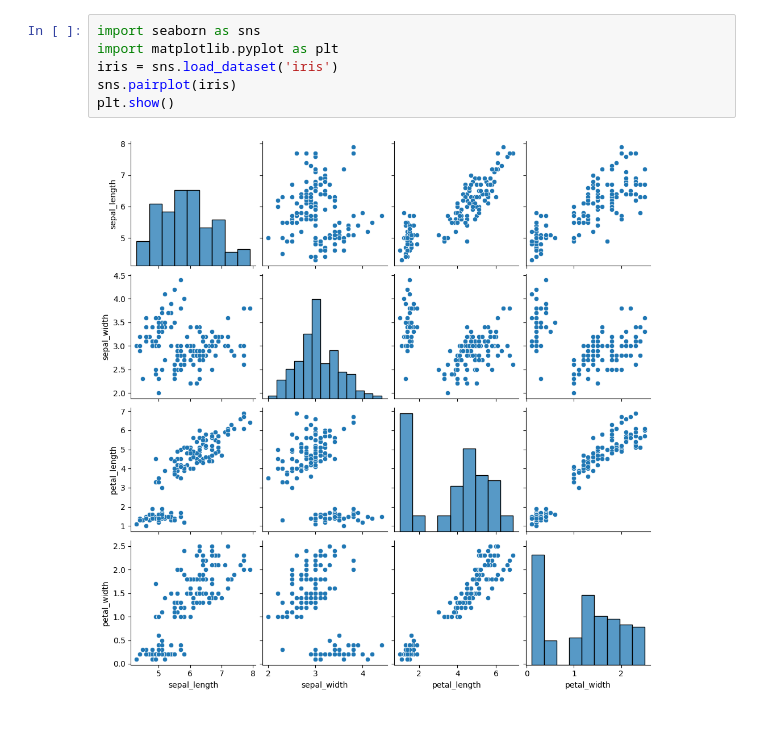
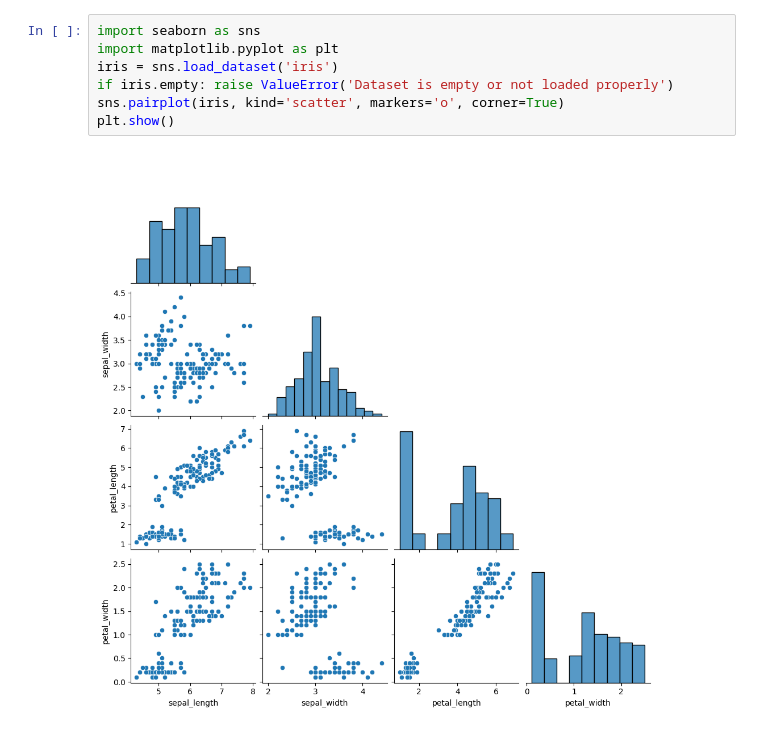
Before and after one commit to dastagirmartur/AI_DATA_ANALYSIS_, a Jupyter notebook: src/Module 2/Hands-on Project: EDA on a Dataset using NumPy, Pandas, Matplotlib & Seaborn/Ques_8.ipynb, the cells around one changed output. Saved outputs shown, nothing was run; the diff lists cells and outputs as text.

Commit message:
Improved pairplot with error handling and optimized visualization in Ques_8.ipynb

```diff
--- a/src/Module 2/Hands-on Project: EDA on a Dataset using NumPy, Pandas, Matplotlib & Seaborn/Ques_8.ipynb
+++ b/src/Module 2/Hands-on Project: EDA on a Dataset using NumPy, Pandas, Matplotlib & Seaborn/Ques_8.ipynb
@@ -1,8 +1,9 @@
 # %%
 import seaborn as sns
 import matplotlib.pyplot as plt
 iris = sns.load_dataset('iris')
-sns.pairplot(iris)
+if iris.empty: raise ValueError('Dataset is empty or not loaded properly')
+sns.pairplot(iris, kind='scatter', markers='o', corner=True)
 plt.show()
 # %% [output]
-[figure, old version]
+[figure, new version]
```
